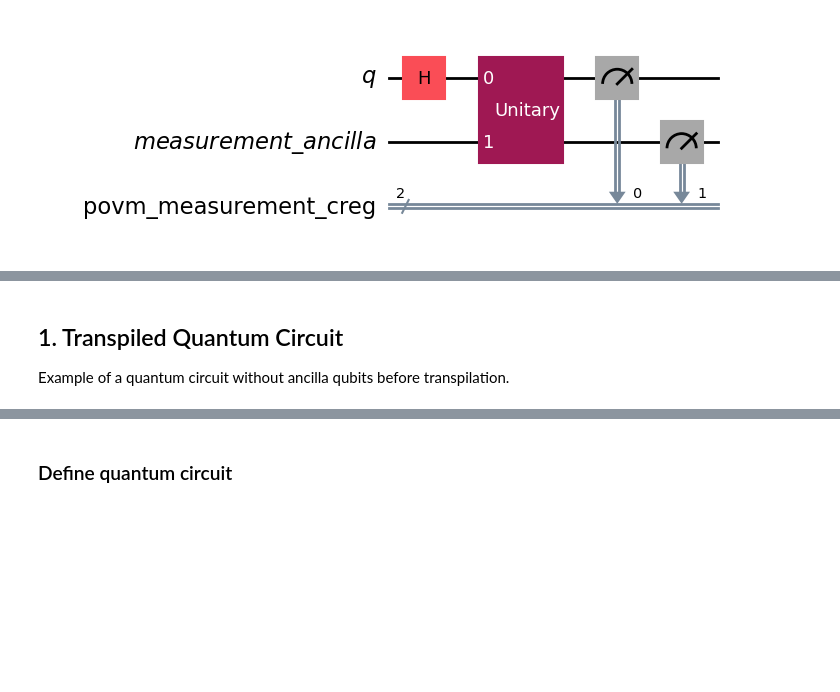
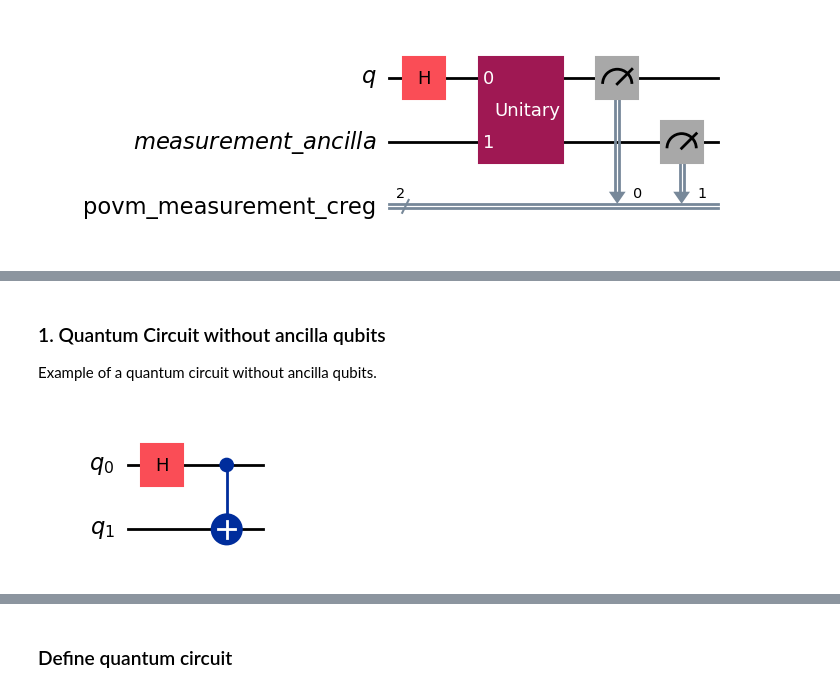
Before and after one commit to qiskit-community/povm-toolbox, a Jupyter notebook: docs/tutorials/dilation.ipynb, the cells around one changed output, grey strips where cells are left out. Cells and saved outputs as stored; diff of their text form; code cells hidden in the pictures; blank space fills up the shorter version.

```diff
--- a/docs/tutorials/dilation.ipynb
+++ b/docs/tutorials/dilation.ipynb
@@ -36,4 +38,12 @@ povm.compose_circuits(qc).draw("mpl")
 # %% [markdown]
-## 1. Transpiled Quantum Circuit
+### 1. Quantum Circuit without ancilla qubits
 
-Example of a quantum circuit without ancilla qubits before transpilation.
+Example of a quantum circuit without ancilla qubits.
+# %%
+qc = QuantumCircuit(2)
+qc.h(0)
+qc.cx(0, 1)
+
+qc.draw("mpl")
+# %% [output]
+[figure, added]
```
Also changed, not shown: parts of 47 cells of this notebook, 1 other file.
